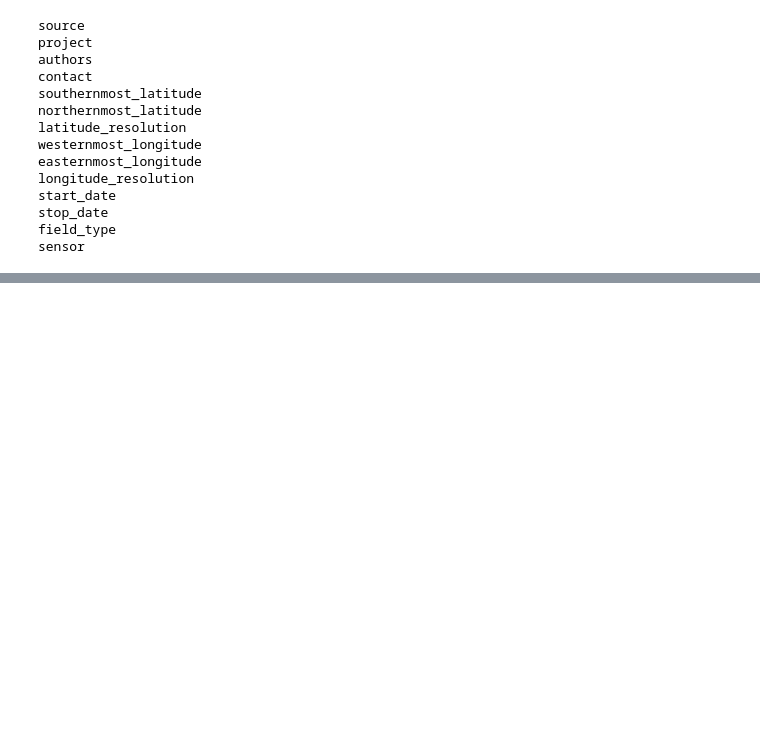
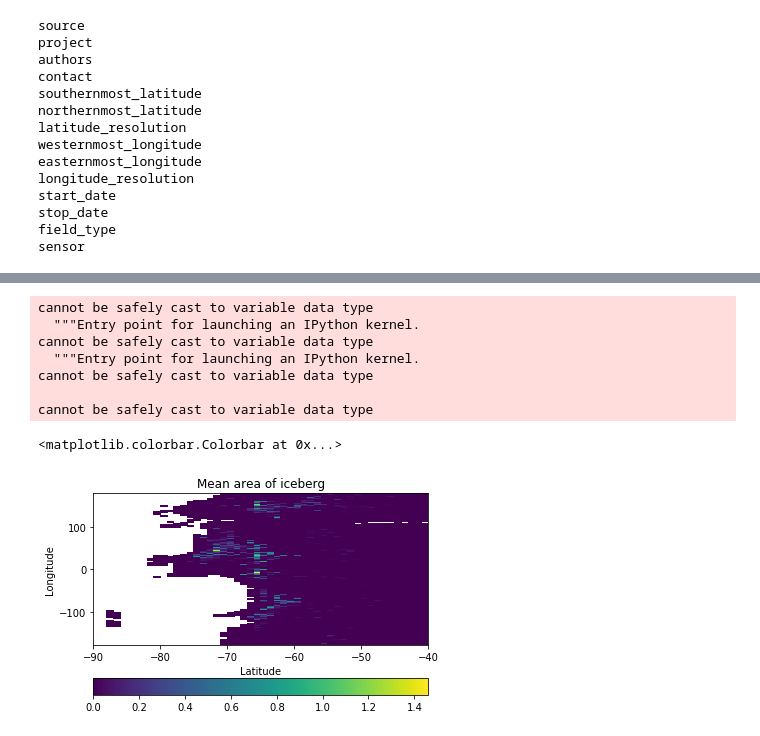
Before and after one commit to codeybear/Icebergs, a Jupyter notebook: ALTIBERG.ipynb, the cells around one changed output, grey strips where cells are left out. Cells and saved outputs as stored; diff of their text form; code cells hidden in the pictures; blank space fills up the shorter version.

```diff
--- a/ALTIBERG.ipynb
+++ b/ALTIBERG.ipynb
@@ -182,0 +194,19 @@ icy = root.variables['ice_area'][:]
+# %%
+lonvals = longitude[:].data - 180
+latvals = latitude[:].data
+plt.pcolor(latvals, lonvals, x)
+
+plt.xlabel(latitude.standard_name.capitalize())
+plt.ylabel(longitude.standard_name.capitalize())
+plt.title(ice_area.long_name.capitalize())
+plt.colorbar(orientation="horizontal")
+# %% [output]
+cannot be safely cast to variable data type
+  """Entry point for launching an IPython kernel.
+cannot be safely cast to variable data type
+  """Entry point for launching an IPython kernel.
+cannot be safely cast to variable data type
+
+cannot be safely cast to variable data type
+<matplotlib.colorbar.Colorbar at 0x...>
+[figure, added]
```
Also changed, not shown: parts of 10 cells of this notebook, 1 other file.
